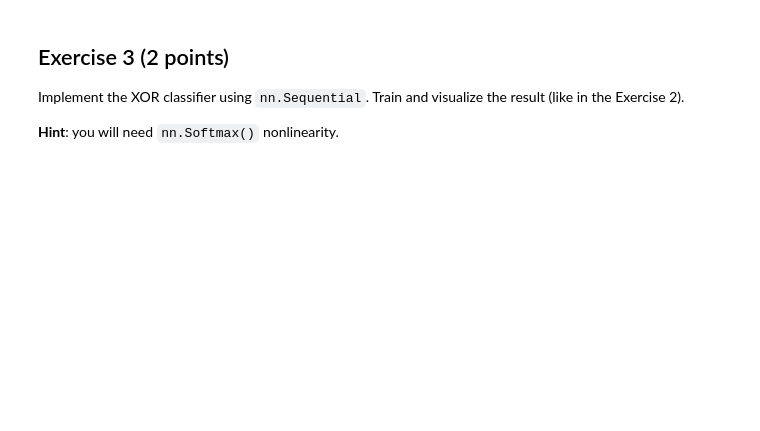
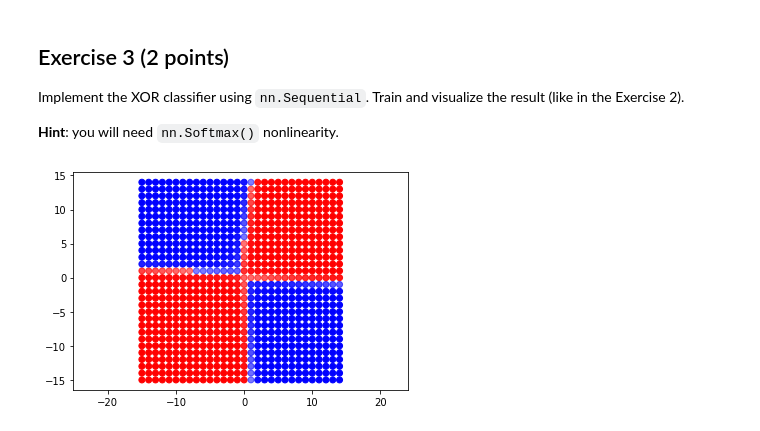
Before and after one commit to mohammadsanaee/ML_in_application, a Jupyter notebook: 4_pytorch.ipynb, the cells around one changed output. Cells and saved outputs as stored; diff of their text form; code cells hidden in the pictures; blank space fills up the shorter version.

```diff
--- a/4_pytorch.ipynb
+++ b/4_pytorch.ipynb
@@ -147,8 +180,19 @@ Train and visualize the result (like in the Exercise 2).
 **Hint**: you will need `nn.Softmax()` nonlinearity.
 # %%
 clf2 = nn.Sequential(
+    nn.Linear(2, N),
+    nn.ReLU(),
+    nn.Linear(N, N),
+    nn.ReLU(),
+    nn.Linear(N, 2),
+    nn.Softmax(dim=0)
     # YOUR CODE HERE
 )
+train_clf(clf2, points, labels, num_iterations, learning_rate, seed=0)
 
 # YOUR CODE HERE: train clf2
 # YOUR CODE HERE: visualize the result
+# %%
+visualize_clf(clf2, points)
+# %% [output]
+[figure, added]
```
Also changed, not shown: parts of 4 cells of this notebook.
